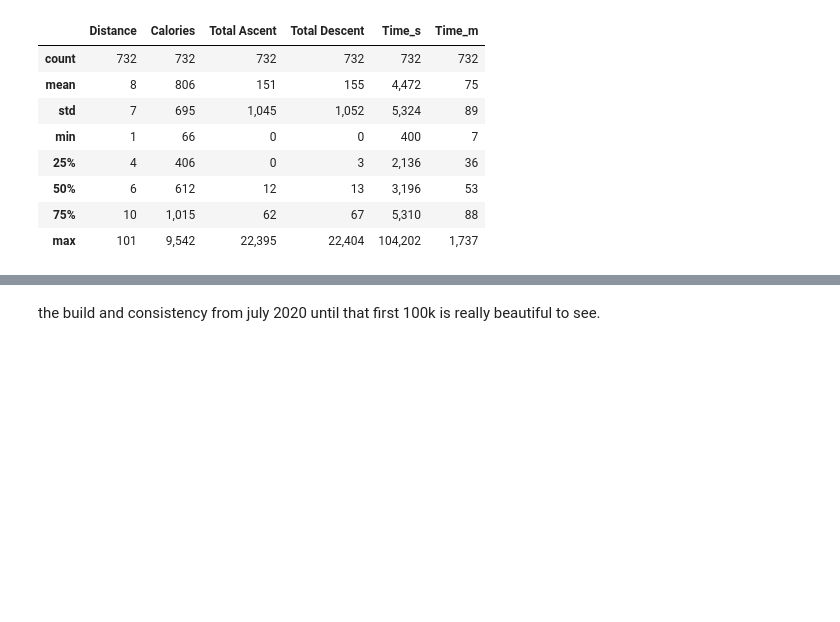
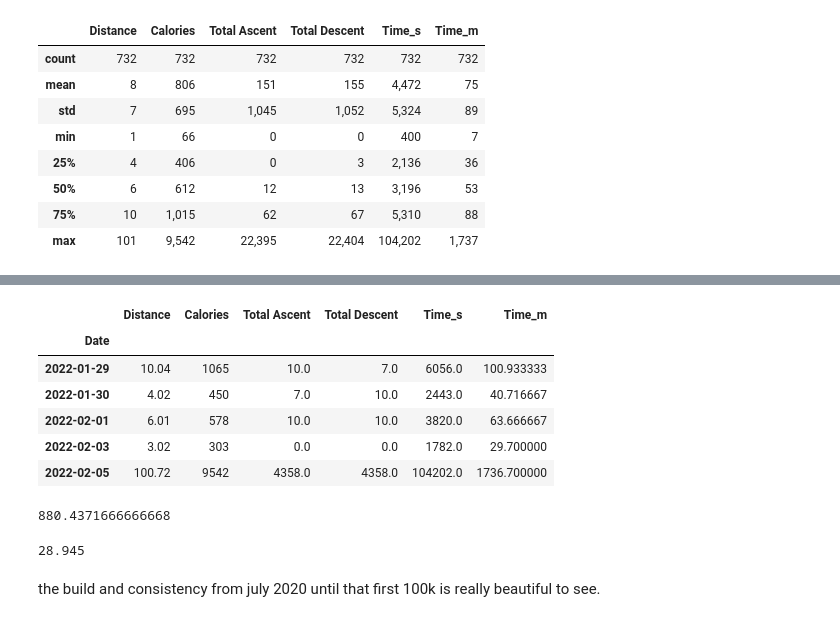
Before and after one commit to mikeygough/run100miles, a Jupyter notebook: 2-processing.ipynb, the cells around one changed output, grey strips where cells are left out. Cells and saved outputs as stored; diff of their text form; code cells hidden in the pictures; blank space fills up the shorter version.

```diff
--- a/2-processing.ipynb
+++ b/2-processing.ipynb
@@ -83,3 +97,21 @@ df.describe().applymap('{:,.0f}'.format)
+# %%
+df.tail()
+# %% [output]
+|  | Distance | Calories | Total Ascent | Total Descent | Time_s | Time_m |
+| Date |  |  |  |  |  |  |
+| 2022-01-29 | 10.04 | 1065 | 10.0 | 7.0 | 6056.0 | 100.933333 |
+| 2022-01-30 | 4.02 | 450 | 7.0 | 10.0 | 2443.0 | 40.716667 |
+| 2022-02-01 | 6.01 | 578 | 10.0 | 10.0 | 3820.0 | 63.666667 |
+| 2022-02-03 | 3.02 | 303 | 0.0 | 0.0 | 1782.0 | 29.700000 |
+| 2022-02-05 | 100.72 | 9542 | 4358.0 | 4358.0 | 104202.0 | 1736.700000 |
+# %%
+(df['Time_m'].sum() - 1736.700000) / 60.
+# %% [output]
+880.4371666666668
+# %%
+1736.700000 / 60.
+# %% [output]
+28.945
 # %% [markdown]
 the build and consistency from july 2020 until that first 100k is really beautiful to see.
 # %% [markdown]
```
Also changed, not shown: parts of 2 cells of this notebook, 1 other file.
